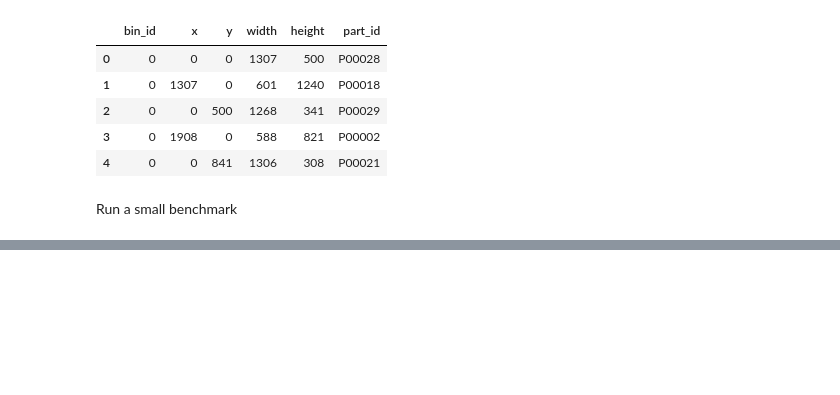
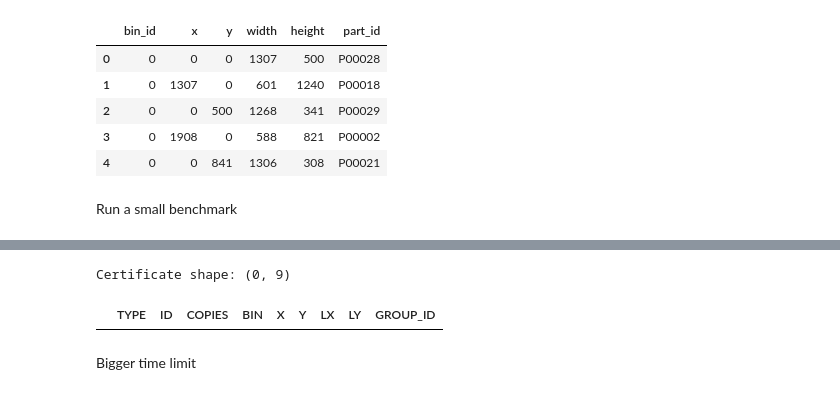
Before and after one commit to ivetsem/2D-Optimisation-in-Metals-Manufacturing, a Jupyter notebook: notebooks/03_packingsolver_exploration.ipynb, the cells around one changed output, grey strips where cells are left out. Cells and saved outputs as stored; diff of their text form; code cells hidden in the pictures; blank space fills up the shorter version.

```diff
--- a/notebooks/03_packingsolver_exploration.ipynb
+++ b/notebooks/03_packingsolver_exploration.ipynb
@@ -463,0 +585,26 @@ benchmark_results.to_csv(
+# %%
+builder = psr.InstanceBuilder()
+builder.set_objective(psr.Objective.BinPacking)
+
+builder.add_bin_type(
+    sheet_w,
+    sheet_h,
+    copies=available_sheets,
+)
+
+for part_id, width, height in parts:
+    builder.add_item_type(
+        width,
+        height,
+        copies=1,
+        oriented=not rotation,
+    )
+
+instance = builder.build()
+
+parameters = psr.OptimizeParameters()
+parameters.time_limit = 5
+
+output = psr.optimize(instance, parameters)
+
+print(output)
@@ -463,0 +629,19 @@ benchmark_results.to_csv(
+# %%
+import pandas as pd
+
+results_dir = project_root / "results" / "packingsolver"
+results_dir.mkdir(parents=True, exist_ok=True)
+
+debug_path = results_dir / "failing_solution.csv"
+
+output.solution.write(str(debug_path))
+
+debug_df = pd.read_csv(debug_path)
+
+print("Certificate shape:", debug_df.shape)
+display(debug_df.head(20))
+# %% [output]
+Certificate shape: (0, 9)
+|  | TYPE | ID | COPIES | BIN | X | Y | LX | LY | GROUP_ID |
+# %% [markdown]
+Bigger time limit
```
Also changed, not shown: parts of 25 cells of this notebook, 7 other files.
